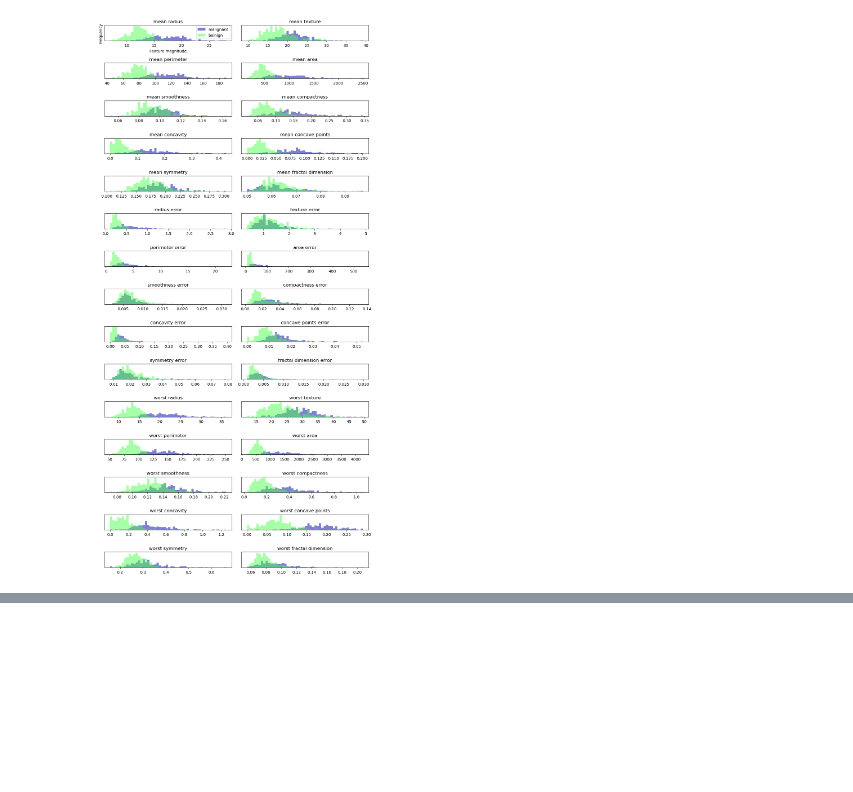
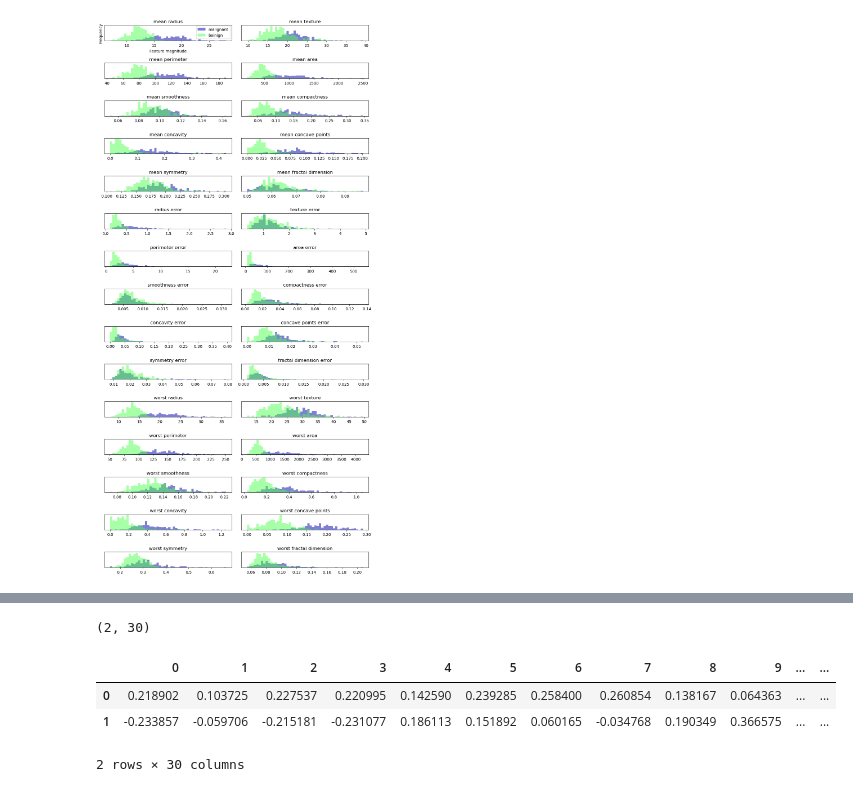
Before and after one commit to jim-franklin/intro_to_ml_with_python, a Jupyter notebook: Chapter_3/Chapter_3.ipynb, the cells around one changed output, grey strips where cells are left out. Drawn from its saved outputs; the diff is of its cells as text; code cells hidden in the pictures; blank space fills up the shorter version.

```diff
--- a/Chapter_3/Chapter_3.ipynb
+++ b/Chapter_3/Chapter_3.ipynb
@@ -149,0 +170,11 @@ ax.shape
+# %%
+pca.components_.shape
+# %% [output]
+(2, 30)
+# %%
+pd.DataFrame(pca.components_)
+# %% [output]
+|  | 0 | 1 | 2 | 3 | 4 | 5 | 6 | 7 | 8 | 9 | ... | ... |
+| 0 | 0.218902 | 0.103725 | 0.227537 | 0.220995 | 0.142590 | 0.239285 | 0.258400 | 0.260854 | 0.138167 | 0.064363 | ... | ... |
+| 1 | -0.233857 | -0.059706 | -0.215181 | -0.231077 | 0.186113 | 0.151892 | 0.060165 | -0.034768 | 0.190349 | 0.366575 | ... | ... |
+2 rows × 30 columns
```
Also changed, not shown: parts of 7 cells of this notebook.
